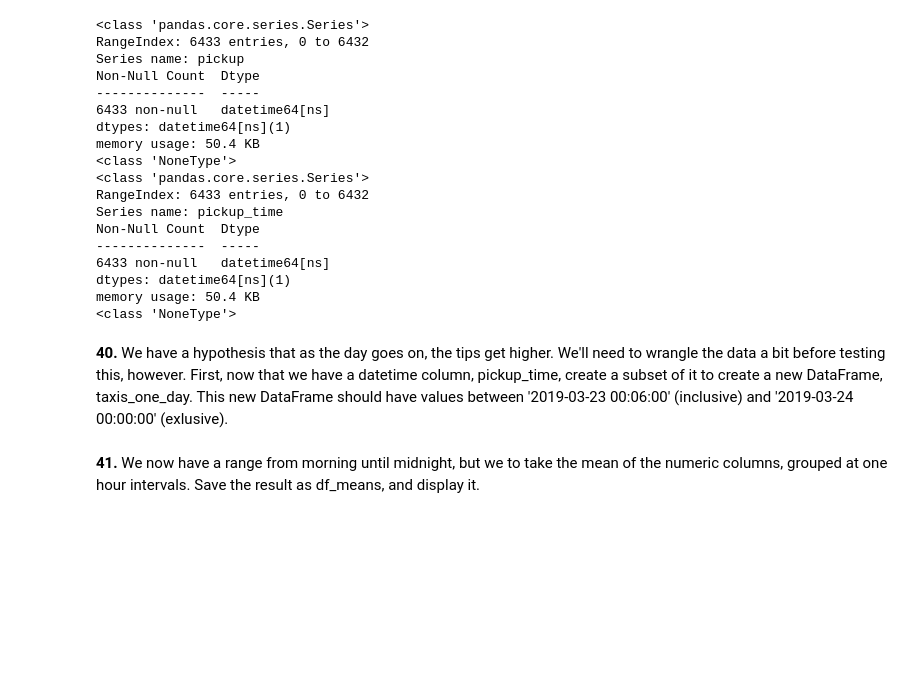
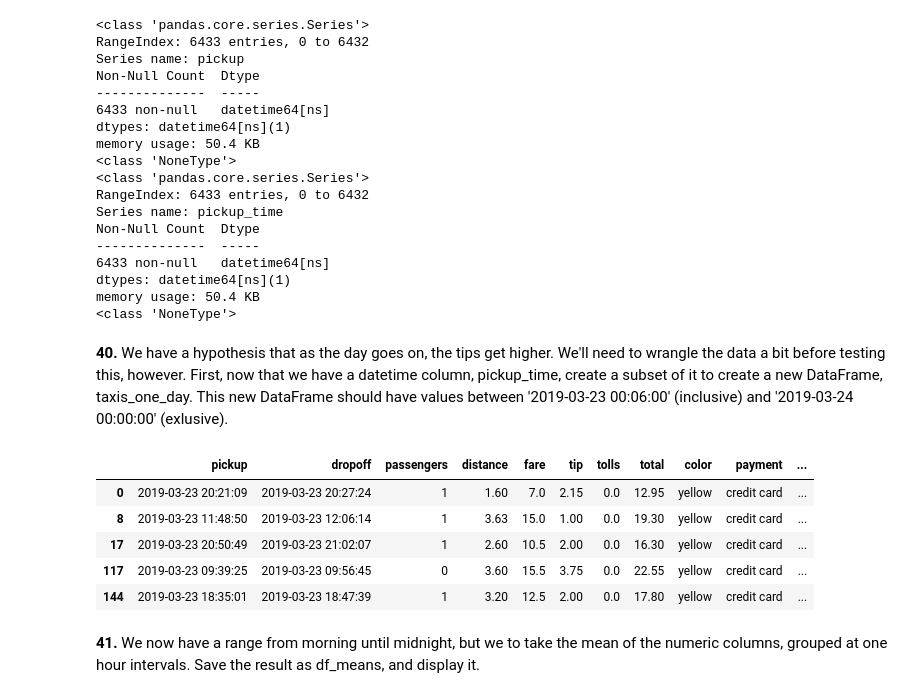
Before and after one commit to federicomichelotto/Colab, a Jupyter notebook: PandasExercises.ipynb, the cells around one changed output. Cells and saved outputs as stored; diff of their text form; code cells hidden in the pictures; blank space fills up the shorter version.

```diff
--- a/PandasExercises.ipynb
+++ b/PandasExercises.ipynb
@@ -523,7 +523,15 @@ memory usage: 50.4 KB
 # %% [markdown]
 **40.** We have a hypothesis that as the day goes on, the tips get higher.  We'll need to wrangle the data a bit before testing this, however.  First, now that we have a datetime column, pickup_time, create a subset of it to create a new DataFrame, taxis_one_day. This new DataFrame should have values between '2019-03-23 00:06:00' (inclusive) and '2019-03-24 00:00:00' (exlusive).
 # %%
-taxis_one_day = taxis[]
+taxis_one_day = taxis[(taxis['pickup_time'] >= "2019-03-23 00:06:00") & (taxis['pickup_time'] < "2019-03-24 00:00:00")]
+taxis_one_day.head()
+# %% [output]
+|  | pickup | dropoff | passengers | distance | fare | tip | tolls | total | color | payment | ... |
+| 0 | 2019-03-23 20:21:09 | 2019-03-23 20:27:24 | 1 | 1.60 | 7.0 | 2.15 | 0.0 | 12.95 | yellow | credit card | ... |
+| 8 | 2019-03-23 11:48:50 | 2019-03-23 12:06:14 | 1 | 3.63 | 15.0 | 1.00 | 0.0 | 19.30 | yellow | credit card | ... |
+| 17 | 2019-03-23 20:50:49 | 2019-03-23 21:02:07 | 1 | 2.60 | 10.5 | 2.00 | 0.0 | 16.30 | yellow | credit card | ... |
+| 117 | 2019-03-23 09:39:25 | 2019-03-23 09:56:45 | 0 | 3.60 | 15.5 | 3.75 | 0.0 | 22.55 | yellow | credit card | ... |
+| 144 | 2019-03-23 18:35:01 | 2019-03-23 18:47:39 | 1 | 3.20 | 12.5 | 2.00 | 0.0 | 17.80 | yellow | credit card | ... |
 # %% [markdown]
 **41.** We now have a range from morning until midnight, but we to take the mean of the numeric columns, grouped at one hour intervals.  Save the result as df_means, and display it.
 # %% [markdown]
```
